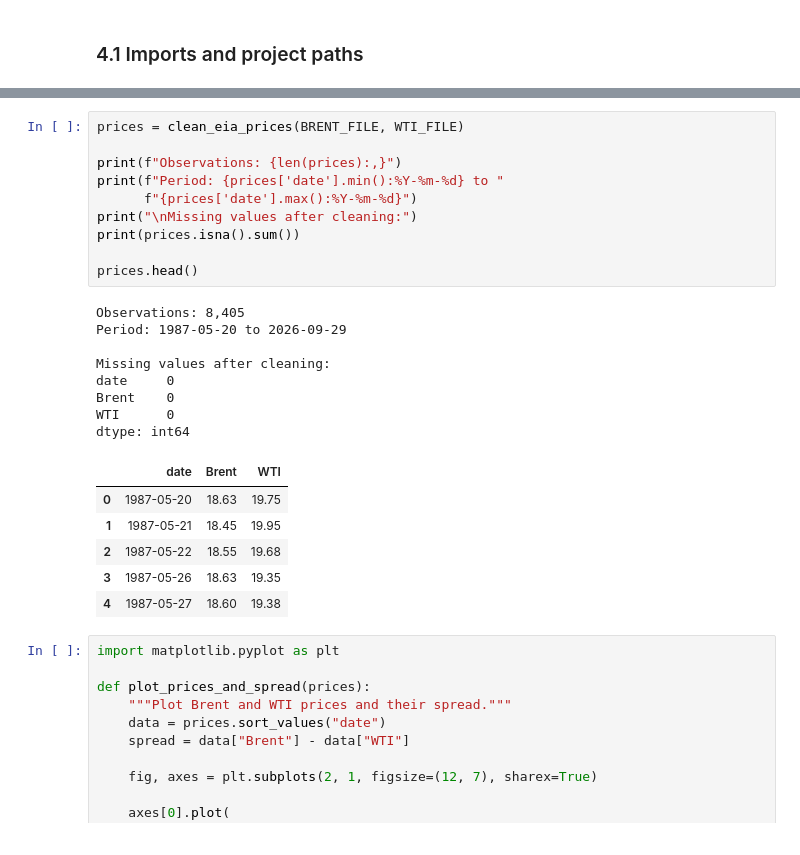
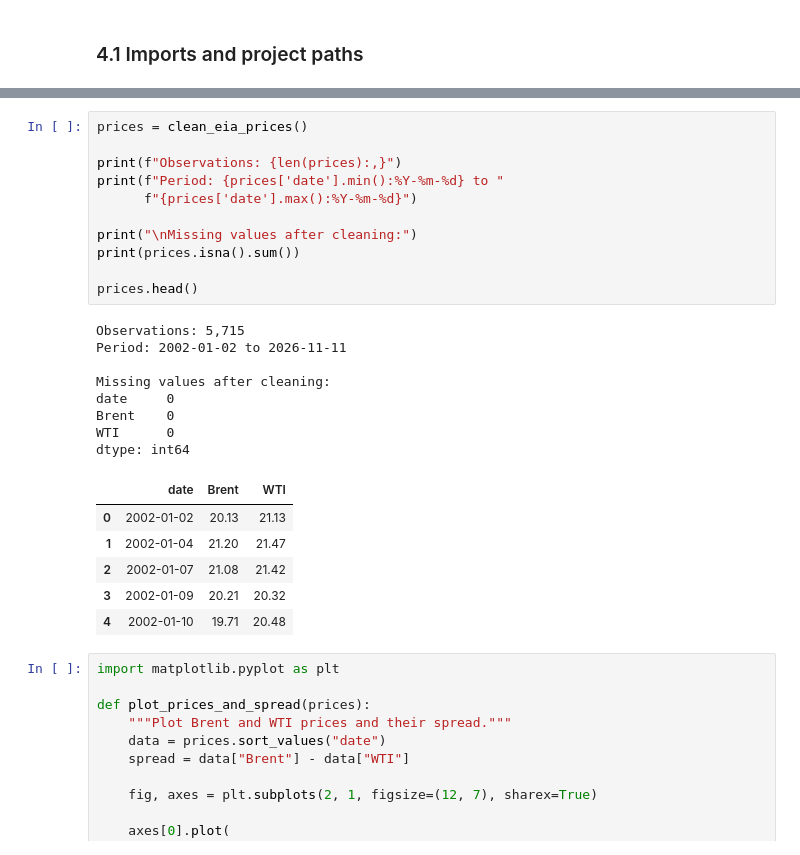
Before and after one commit to Samgit0532/brent-wti-ml-project, a Jupyter notebook: Notebook_V2.ipynb, the cells around one changed output, grey strips where cells are left out. Drawn from its saved outputs; the diff is of its cells as text.

```diff
--- a/Notebook_V2.ipynb
+++ b/Notebook_V2.ipynb
@@ -149,30 +165,31 @@ def clean_eia_prices(brent_path, wti_path):
 
     return prices.sort_values("date").reset_index(drop=True)
 # %%
-prices = clean_eia_prices(BRENT_FILE, WTI_FILE)
+prices = clean_eia_prices()
 
 print(f"Observations: {len(prices):,}")
 print(f"Period: {prices['date'].min():%Y-%m-%d} to "
       f"{prices['date'].max():%Y-%m-%d}")
+
 print("\nMissing values after cleaning:")
 print(prices.isna().sum())
 
 prices.head()
 # %% [output]
-Observations: 8,405
-Period: 1987-05-20 to 2026-09-29
+Observations: 5,715
+Period: 2002-01-02 to 2026-11-11
 
 Missing values after cleaning:
 date     0
 Brent    0
 WTI      0
 dtype: int64
 |  | date | Brent | WTI |
-| 0 | 1987-05-20 | 18.63 | 19.75 |
-| 1 | 1987-05-21 | 18.45 | 19.95 |
-| 2 | 1987-05-22 | 18.55 | 19.68 |
-| 3 | 1987-05-26 | 18.63 | 19.35 |
-| 4 | 1987-05-27 | 18.60 | 19.38 |
+| 0 | 2002-01-02 | 20.13 | 21.13 |
+| 1 | 2002-01-04 | 21.20 | 21.47 |
+| 2 | 2002-01-07 | 21.08 | 21.42 |
+| 3 | 2002-01-09 | 20.21 | 20.32 |
+| 4 | 2002-01-10 | 19.71 | 20.48 |
 # %%
 import matplotlib.pyplot as plt
 
```
Also changed, not shown: parts of 40 cells of this notebook, 2 other files.
